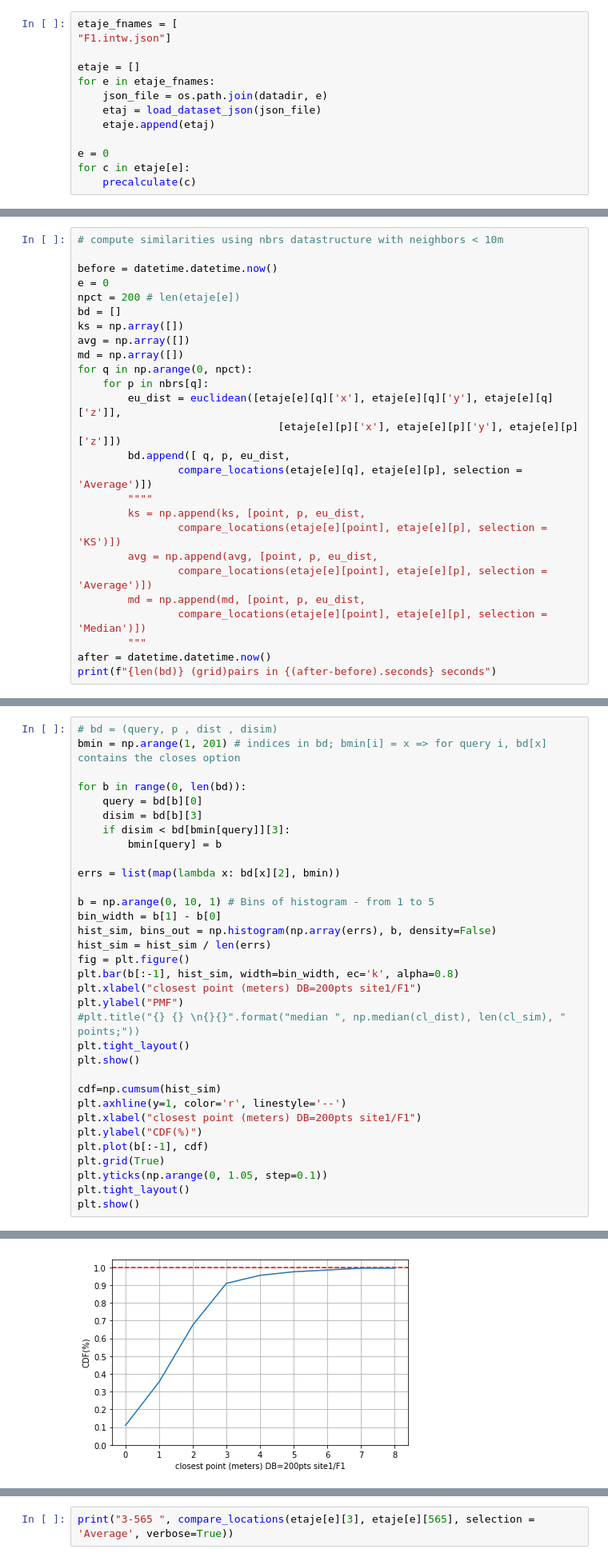
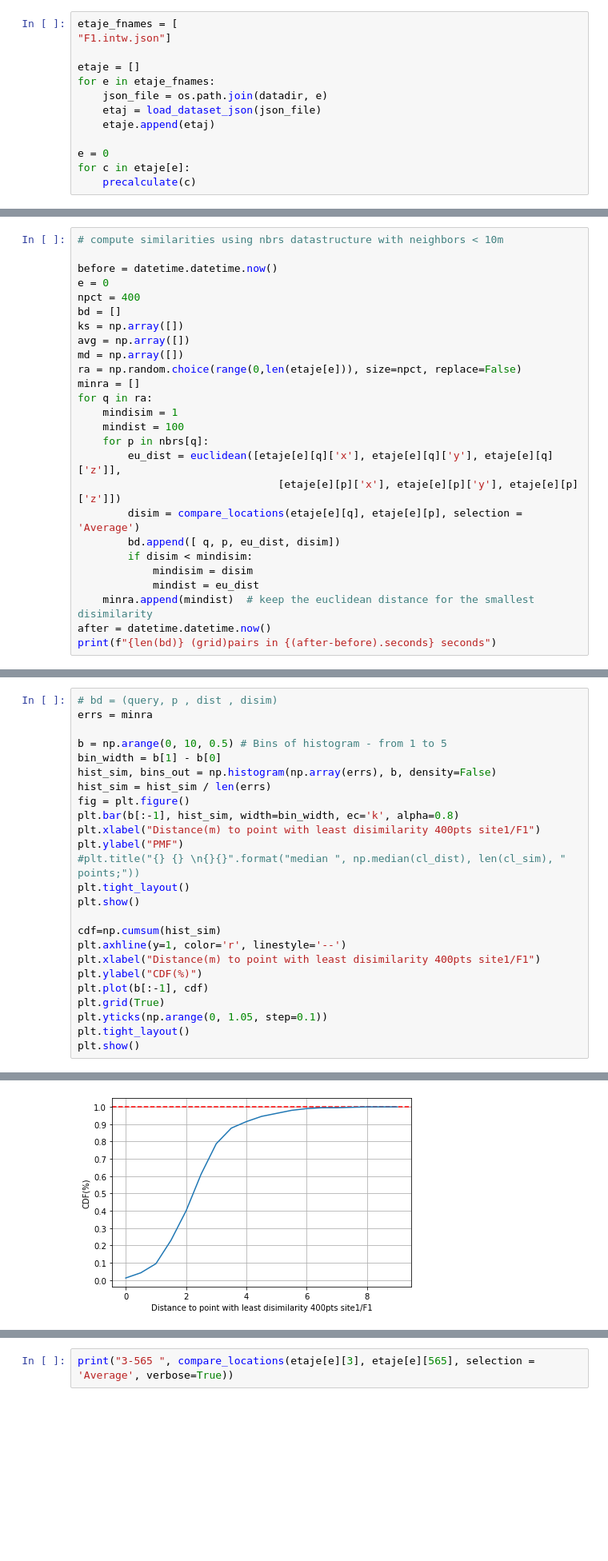
Before and after one commit to documenteinaer/similarity, a Jupyter notebook: similarity-indoor-competition.ipynb, the cells around one changed output, grey strips where cells are left out. Shown: that part at 80% size. Drawn from its saved outputs; the diff is of its cells as text; blank space fills up the shorter version.

Commit message:
more random runs

```diff
--- a/similarity-indoor-competition.ipynb
+++ b/similarity-indoor-competition.ipynb
@@ -328,25 +335,25 @@ print(f"{len(nbrs)} points, {nnbrs/len(nbrs):.1f} neighbors on average;  in {(af
 
 before = datetime.datetime.now()
 e = 0
-npct = 200 # len(etaje[e])
+npct = 400
 bd = []
 ks = np.array([])
 avg = np.array([])
 md = np.array([])
-for q in np.arange(0, npct):
+ra = np.random.choice(range(0,len(etaje[e])), size=npct, replace=False)
+minra = []
+for q in ra:
+    mindisim = 1
+    mindist = 100
     for p in nbrs[q]:
         eu_dist = euclidean([etaje[e][q]['x'], etaje[e][q]['y'], etaje[e][q]['z']],
                                 [etaje[e][p]['x'], etaje[e][p]['y'], etaje[e][p]['z']])
-        bd.append([ q, p, eu_dist,
-                compare_locations(etaje[e][q], etaje[e][p], selection = 'Average')])
-        """"
-        ks = np.append(ks, [point, p, eu_dist,
-                compare_locations(etaje[e][point], etaje[e][p], selection = 'KS')])
-        avg = np.append(avg, [point, p, eu_dist,
-                compare_locations(etaje[e][point], etaje[e][p], selection = 'Average')])
-        md = np.append(md, [point, p, eu_dist,
-                compare_locations(etaje[e][point], etaje[e][p], selection = 'Median')])
-        """
+        disim = compare_locations(etaje[e][q], etaje[e][p], selection = 'Average')
+        bd.append([ q, p, eu_dist, disim])
+        if disim < mindisim:
+            mindisim = disim
+            mindist = eu_dist
+    minra.append(mindist)  # keep the euclidean distance for the smallest disimilarity
 after = datetime.datetime.now()
 print(f"{len(bd)} (grid)pairs in {(after-before).seconds} seconds")
 # %% [output]
@@ -378,23 +385,15 @@ F1 200 points, neighbors selected from grid of 10m
 ![download.png](attachment:download.png)
 # %%
 # bd = (query, p , dist , disim)
-bmin = np.arange(1, 201) # indices in bd; bmin[i] = x => for query i, bd[x] contains the closes option
+errs = minra
 
-for b in range(0, len(bd)):
-    query = bd[b][0]
-    disim = bd[b][3]
-    if disim < bd[bmin[query]][3]:
-        bmin[query] = b
-
-errs = list(map(lambda x: bd[x][2], bmin))
-
-b = np.arange(0, 10, 1) # Bins of histogram - from 1 to 5
+b = np.arange(0, 10, 0.5) # Bins of histogram - from 1 to 5
 bin_width = b[1] - b[0]
 hist_sim, bins_out = np.histogram(np.array(errs), b, density=False)
 hist_sim = hist_sim / len(errs)
 fig = plt.figure()
 plt.bar(b[:-1], hist_sim, width=bin_width, ec='k', alpha=0.8)
-plt.xlabel("closest point (meters) DB=200pts site1/F1")
+plt.xlabel("Distance(m) to point with least disimilarity 400pts site1/F1")
 plt.ylabel("PMF")
 #plt.title("{} {} \n{}{}".format("median ", np.median(cl_dist), len(cl_sim), " points;"))
 plt.tight_layout()
@@ -402,7 +401,7 @@ plt.show()
 
 cdf=np.cumsum(hist_sim)
 plt.axhline(y=1, color='r', linestyle='--')
-plt.xlabel("closest point (meters) DB=200pts site1/F1")
+plt.xlabel("Distance(m) to point with least disimilarity 400pts site1/F1")
 plt.ylabel("CDF(%)")
 plt.plot(b[:-1], cdf)
 plt.grid(True)
@@ -414,4 +413,4 @@ plt.show()
-[figure, old version]
+[figure, new version]
 # %%
 before = datetime.datetime.now()
 rez = []
```
Also changed, not shown: parts of 10 cells of this notebook.
